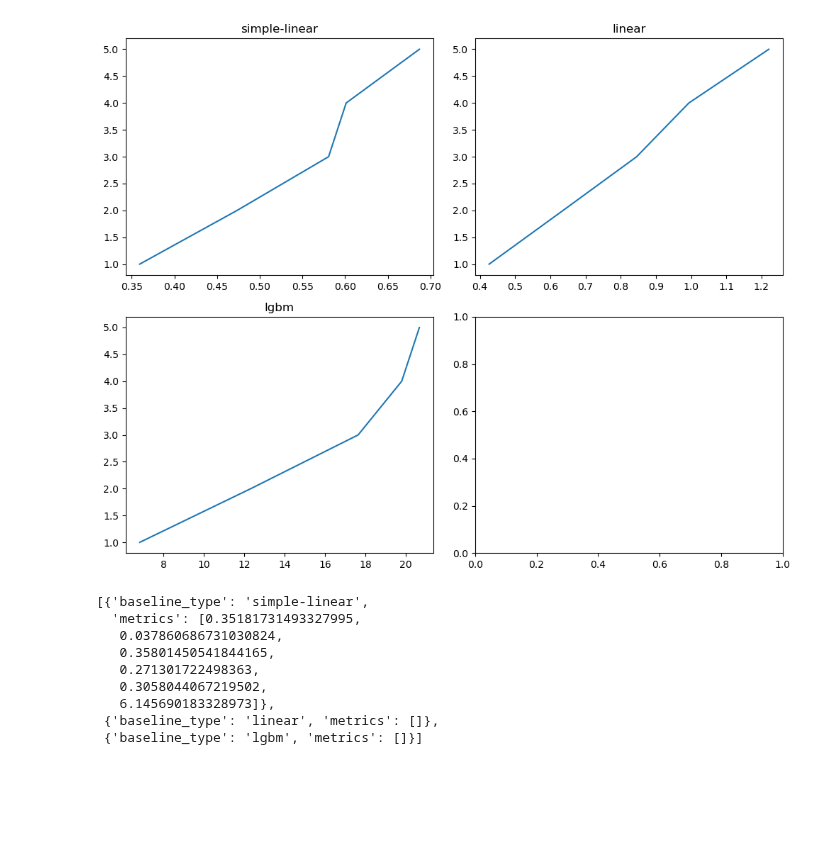
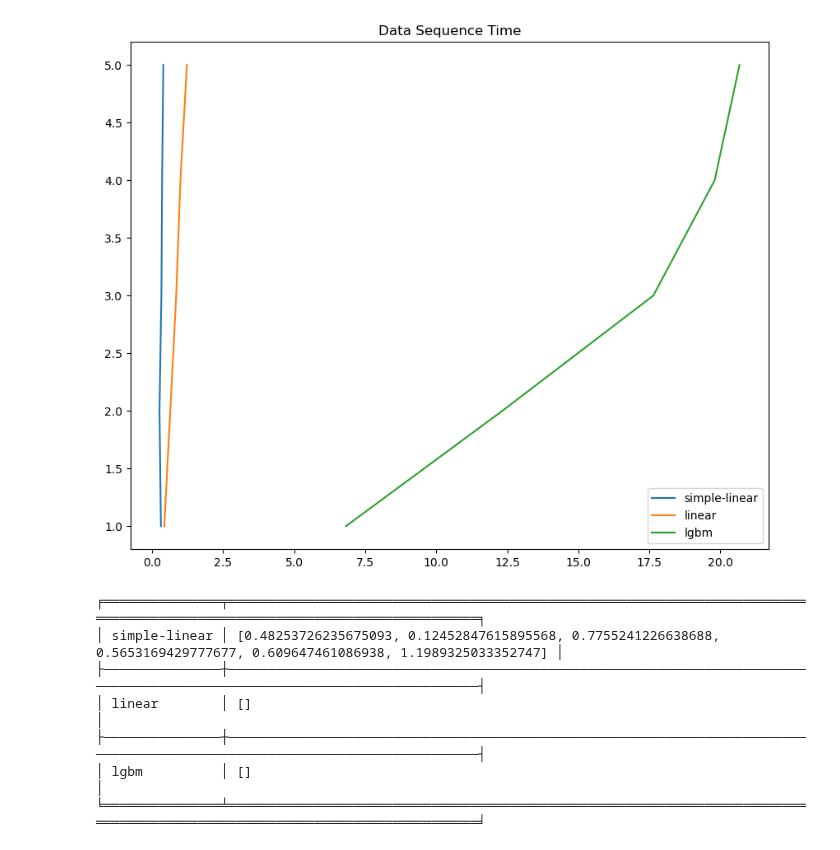
Before and after one commit to iwamaciek/stwp, a Jupyter notebook: hpo/report-simple-linear.ipynb, the cells around one changed output. Cells and saved outputs as stored; diff of their text form; code cells hidden in the pictures; blank space fills up the shorter version.

Commit message:
[#21] Create methods for multi-feature plots

```diff
--- a/hpo/report-simple-linear.ipynb
+++ b/hpo/report-simple-linear.ipynb
@@ -35,21 +36,19 @@ viz = Visualization(data)
+# %%
+viz = Visualization()
 # %%
 viz.read_plots_from_json()
 # %%
-viz.plot_data_sequence_time()
+viz.plot_data_sequence_time(one_plot=True)
 # %% [output]
-[figure, old version]
+[figure, new version]
 # %%
 viz.read_plots_from_json()
-table = viz.create_metrics_table()
-
-table
+viz.create_metrics_table()
 # %% [output]
-[{'baseline_type': 'simple-linear',
-  'metrics': [0.35181731493327995,
-   0.037860686731030824,
-   0.35801450541844165,
-   0.271301722498363,
-   0.3058044067219502,
-   6.145690183328973]},
- {'baseline_type': 'linear', 'metrics': []},
- {'baseline_type': 'lgbm', 'metrics': []}]
+╒═══════════════╤═══════════════════════════════════════════════════════════════════════════════════════════════════════════════════════════╕
+│ simple-linear │ [0.48253726235675093, 0.12452847615895568, 0.7755241226638688, 0.5653169429777677, 0.609647461086938, 1.1989325033352747] │
+├───────────────┼───────────────────────────────────────────────────────────────────────────────────────────────────────────────────────────┤
+│ linear        │ []                                                                                                                        │
+├───────────────┼───────────────────────────────────────────────────────────────────────────────────────────────────────────────────────────┤
+│ lgbm          │ []                                                                                                                        │
+╘═══════════════╧═══════════════════════════════════════════════════════════════════════════════════════════════════════════════════════════╛
```
Also changed, not shown: parts of 5 cells of this notebook, 10 other files.
